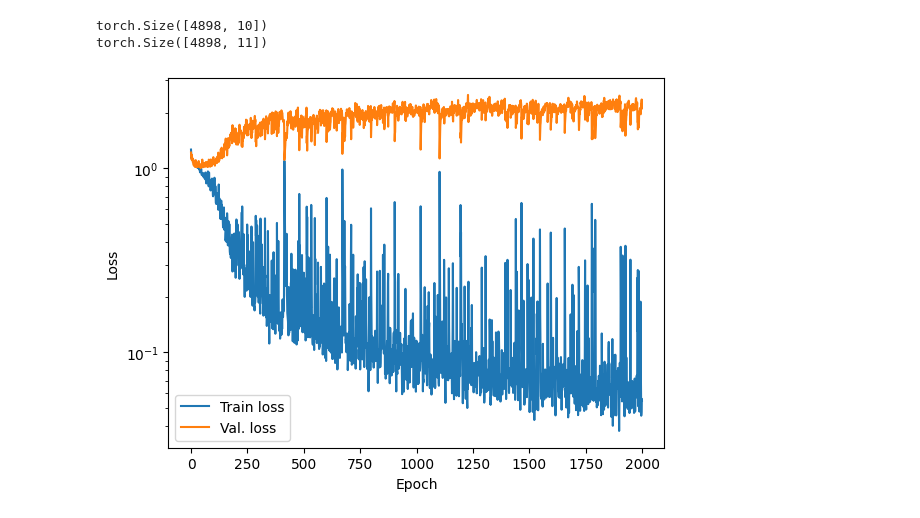
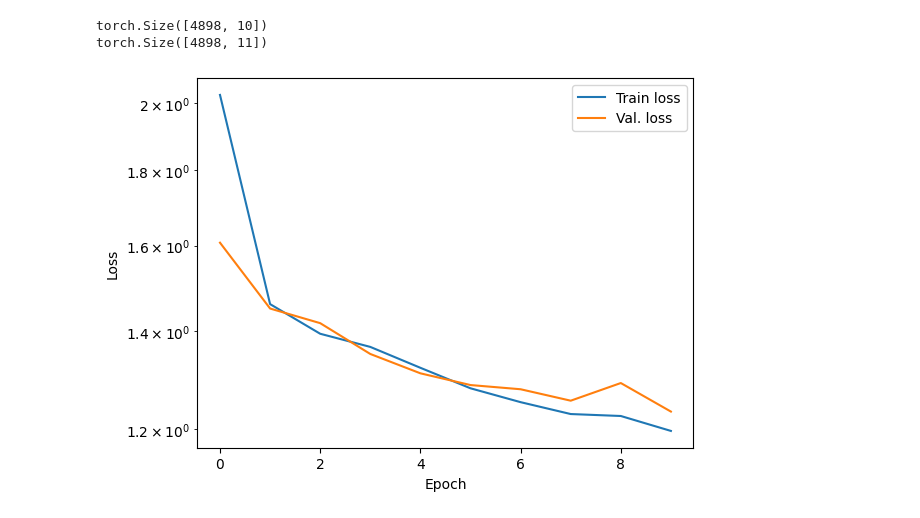
Before and after one commit to atticusjohnston/wine-quality-prediction, a Jupyter notebook: main.ipynb, the cells around one changed output. Drawn from its saved outputs; the diff is of its cells as text; code cells hidden in the pictures.

Commit message:
Playing with model.

```diff
--- a/main.ipynb
+++ b/main.ipynb
@@ -10,3 +11,8 @@ from sklearn.model_selection import train_test_split
+# %%
+def notify(title, text):
+    os.system("""
+              osascript -e 'display notification "{}" with title "{}"'
+              """.format(text, title))
 # %%
 rawWhitesDF = pd.read_csv("raw-wine-data/winequality-white.csv", delimiter=";")
 rawRedsDF = pd.read_csv("raw-wine-data/winequality-red.csv", delimiter=";")
@@ -61,7 +67,7 @@ class WineDataset(Dataset):
         return sample
 # %%
 train_indices, test_indices = train_test_split(range(len(whiteFeatures)), test_size=0.2)
-train_indices, val_indices = train_test_split(train_indices, test_size=0.15)
+train_indices, val_indices = train_test_split(train_indices, test_size=0.1)
 # %%
 train_dataset = WineDataset(whiteFeatures[train_indices], whiteTargets[train_indices])
 val_dataset = WineDataset(whiteFeatures[val_indices], whiteTargets[val_indices])
@@ -88,7 +94,7 @@ class SimpleNet(nn.Module):
         return x
 
 class TransformerModel(nn.Module):
-    def __init__(self, input_size, output_size, num_layers=3, num_heads=8, hidden_size=128, dropout=0.01):
+    def __init__(self, input_size, output_size, num_layers=5, num_heads=8, hidden_size=128, dropout=0.5):
         super(TransformerModel, self).__init__()
 
         # Embedding layer
@@ -101,31 +107,27 @@ class TransformerModel(nn.Module):
         # Output layer
         self.output_layer = nn.Linear(hidden_size, output_size)
 
+        self.relu = nn.ReLU()
+
     def forward(self, x):
         # Apply embedding
         x = self.embedding(x)
 
-        x = x.unsqueeze(0)
-
-        # Permute dimensions for Transformer
-        x = x.permute(1, 0, 2)  # (seq_len, batch_size, hidden_size)
+        x = x.unsqueeze(1) # (seq_len, batch_size, hidden_size)
 
         # Apply transformer encoder
         x = self.transformer_encoder(x)
 
-        # Back to original dimensions
-        x = x.permute(1, 0, 2)  # (batch_size, seq_len, hidden_size)
-
-        x = x.squeeze(0)
+        x = x.squeeze(1)
 
         # Apply output layer
-        x = self.output_layer(x)
+        x = self.relu(self.output_layer(x))
 
         return x
 # %%
 model = TransformerModel(input_size=whiteFeatures.shape[1], output_size=len(classes))
 criterion = nn.CrossEntropyLoss()
-optimiser = torch.optim.Adam(model.parameters(), lr=1e-3)
+optimiser = torch.optim.Adam(model.parameters(), lr=1e-4, weight_decay=1e-5)
 # scheduler = torch.optim.lr_scheduler.StepLR(optimiser, step_size=50, gamma=0.1)
 # nn.utils.clip_grad_norm_(model.parameters(), 1)
 
@@ -133,7 +135,7 @@ device = torch.device("cpu")
 # device = torch.device("mps" if torch.backends.mps.is_built() else "cpu")
 model.to(device)
 
-nepoch = 2000
+nepoch = 10
 
 train_losses = []
 val_losses = []
@@ -149,7 +151,6 @@ for epoch in tqdm(range(nepoch), leave=True, unit='epoch', desc= "Epochs"):
     for batch in train_loader:
         inputs, targets = batch['features'], batch['target']
         inputs, targets = inputs.to(device).detach(), targets.to(device).detach()
-        # print(inputs)
 
         optimiser.zero_grad()
         outputs = model(inputs)
@@ -157,32 +158,33 @@ for epoch in tqdm(range(nepoch), leave=True, unit='epoch', desc= "Epochs"):
         train_loss = criterion(outputs, targets)
         train_loss.backward()
         optimiser.step()
 
         total_train_loss += train_loss.item()
         train_count += 1
 
     with torch.no_grad():
         for batch in val_loader:
             inputs, targets = batch['features'], batch['target']
             inputs, targets = inputs.to(device), targets.to(device)
 
             outputs = model(inputs)
 
             val_loss = criterion(outputs, targets)
 
             total_val_loss += val_loss.item()
             val_count += 1
 
     train_losses.append(total_train_loss/train_count)
     val_losses.append(total_val_loss/val_count)
     # scheduler.step()
 
 plt.semilogy(train_losses)
 plt.semilogy(val_losses)
 plt.legend(["Train loss", "Val. loss"])
 plt.xlabel("Epoch")
 plt.ylabel("Loss")
 plt.show()
+notify("Training Finished", "")
 # %% [output]
-[figure, old version]
+[figure, new version]
 # %%
```
Also changed, not shown: parts of 7 cells of this notebook.
